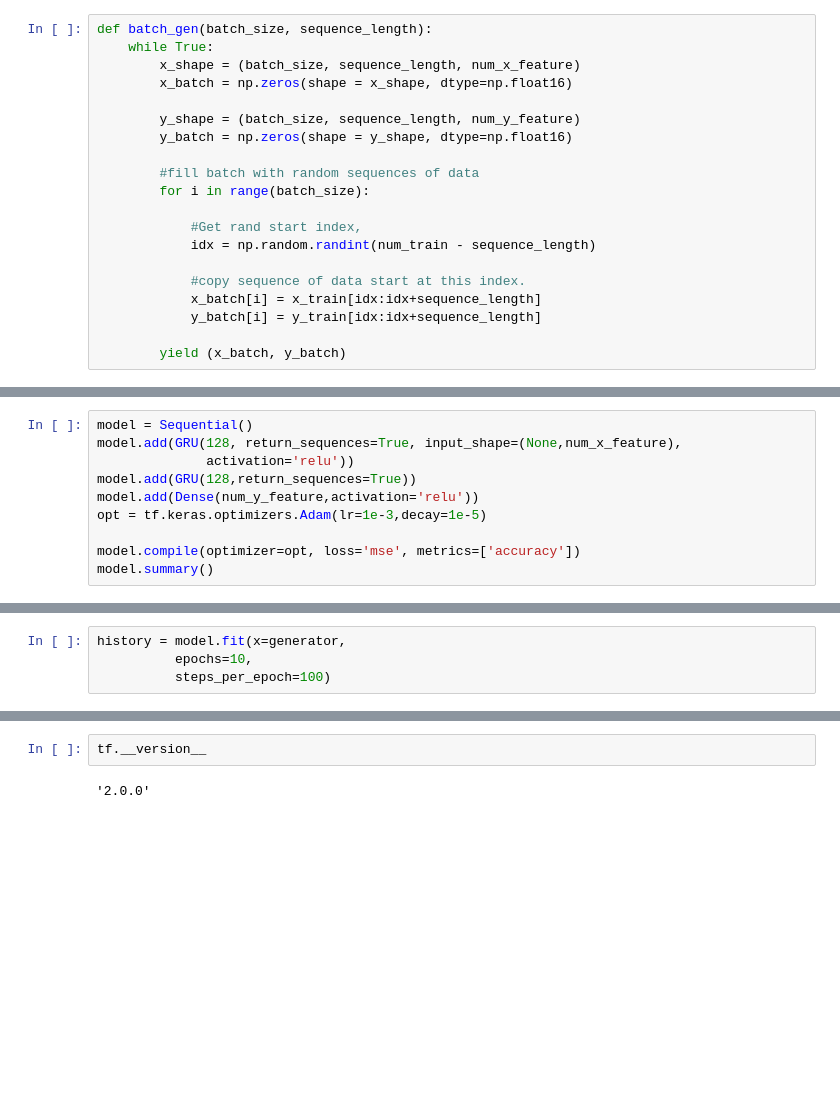
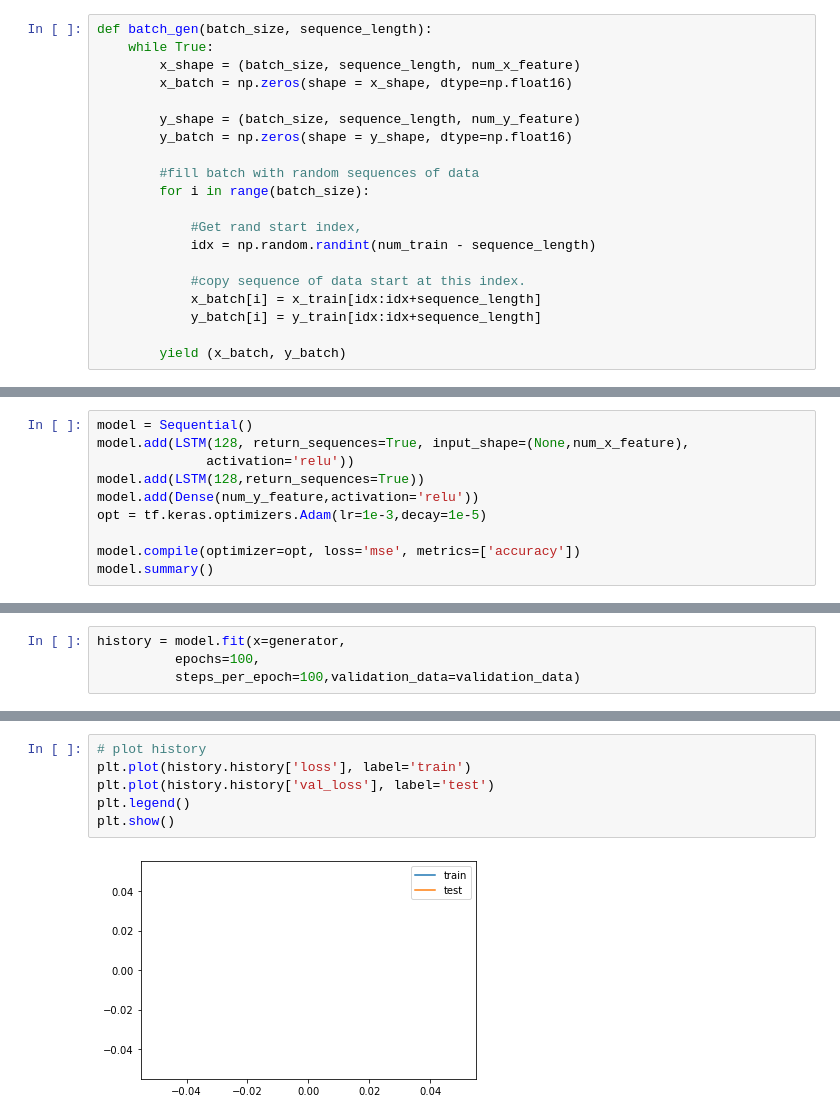
Before and after one commit to SB91ko/ChaoprayaRiver_WaterLV_prediction, a Jupyter notebook: Trial_LSTM.ipynb, the cells around one changed output, grey strips where cells are left out. Saved outputs shown, nothing was run; the diff lists cells and outputs as text; blank space fills up the shorter version.

Commit message:
completed draft ARIMA,WAANN,LSTM

```diff
--- a/Trial_LSTM.ipynb
+++ b/Trial_LSTM.ipynb
@@ -197,9 +194,9 @@ x_test shape: (1, 145, 70)
 y_test shape: (1, 145, 1)
 # %%
 model = Sequential()
-model.add(GRU(128, return_sequences=True, input_shape=(None,num_x_feature),
+model.add(LSTM(128, return_sequences=True, input_shape=(None,num_x_feature),
               activation='relu'))
-model.add(GRU(128,return_sequences=True))
+model.add(LSTM(128,return_sequences=True))
 model.add(Dense(num_y_feature,activation='relu'))
 opt = tf.keras.optimizers.Adam(lr=1e-3,decay=1e-5)
 
@@ -222,6 +219,6 @@ Non-trainable params: 0
 _________________________________________________________________
 # %%
 history = model.fit(x=generator,
-          epochs=10,
-          steps_per_epoch=100)
+          epochs=100,
+          steps_per_epoch=100,validation_data=validation_data)
 # %% [output]
@@ -234,4 +242,8 @@ UnknownError:  [_Derived_]  Fail to find the dnn implementation.
-# %%
-tf.__version__
-# %% [output]
-'2.0.0'
+# %%
+# plot history
+plt.plot(history.history['loss'], label='train')
+plt.plot(history.history['val_loss'], label='test')
+plt.legend()
+plt.show()
+# %% [output]
+[figure, added]
```
Also changed, not shown: parts of 13 cells of this notebook, 2 other files.
